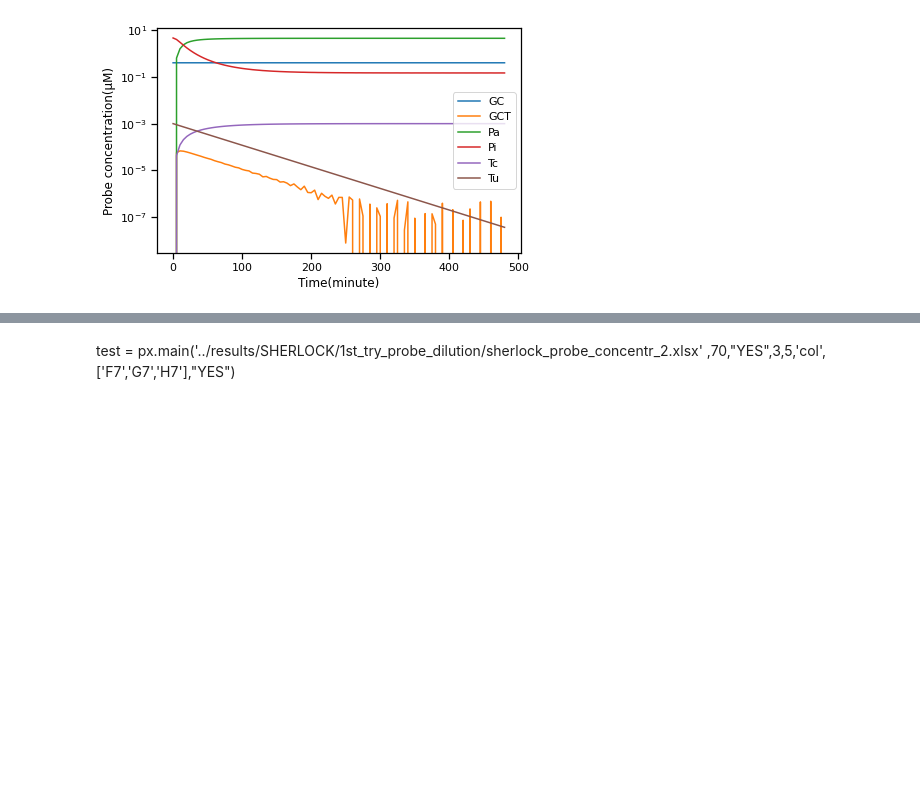
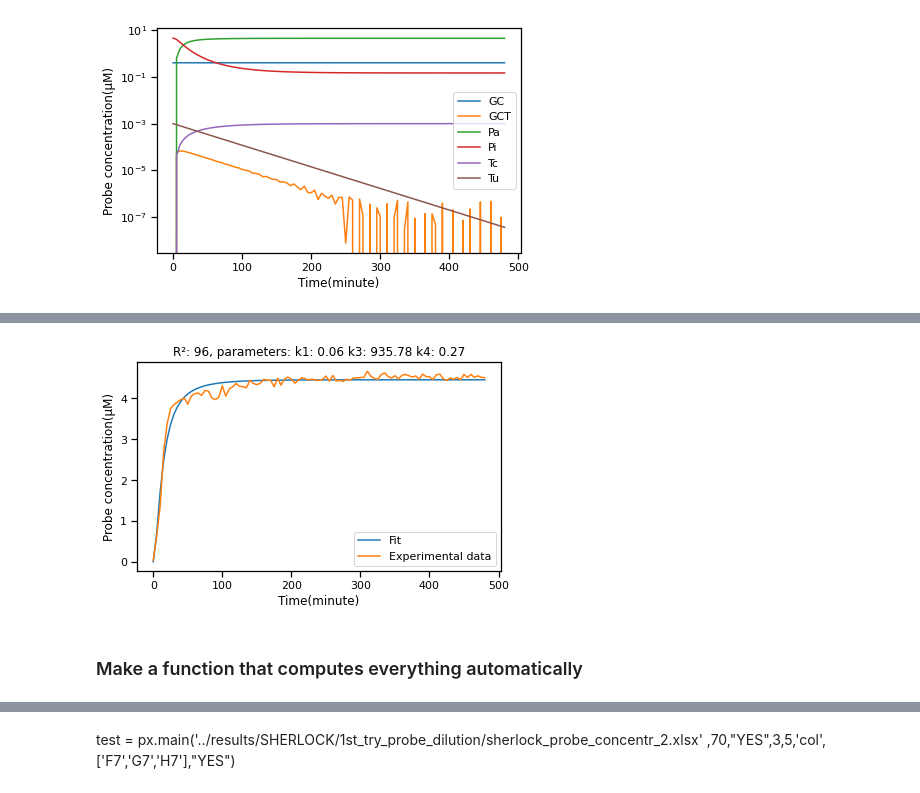
Before and after one commit to NessLfy/iGEM, a Jupyter notebook: scripts/SHERLOCK_modeling.ipynb, the cells around one changed output, grey strips where cells are left out. Drawn from its saved outputs; the diff is of its cells as text; code cells hidden in the pictures; blank space fills up the shorter version.

```diff
--- a/scripts/SHERLOCK_modeling.ipynb
+++ b/scripts/SHERLOCK_modeling.ipynb
@@ -245,0 +291,45 @@ plt.show()
+# %%
+#Initial conditions (concentrations in microM)
+GC0 = 0.4
+GCT0 = 0.
+Pa0 = 0.
+Pi0 = 4.6
+Tc0 = 0.
+Tu0 = 0.001
+
+# Parameters (in /min)
+k1 = 0.1
+k3 = 800
+k4 = 0.3
+
+
+z = [GC0,GCT0,Pa0,Pi0,Tc0,Tu0]
+param  = [k1,k3,k4]
+
+#'''
+bnds = [(0.001,2),(100,1000),(0.003,3)]
+res = optimize.minimize(error, param, args=(list(correct[correct.columns[1]])),method='Nelder-Mead',bounds=bnds)#
+
+times = np.linspace(0,480,97)
+
+sol = solve_ivp(system,t_span =[0, times.max()], y0= z , args =([res.x]),
+                    t_eval=times,dense_output=True)
+m = sol.sol(times)
+r = r2_score(correct[correct.columns[1]],m[2])
+#'''
+sns.set_context('notebook')
+#sns.set_palette("tab10")
+
+plt.plot(times,m[2],label="Fit")
+plt.plot(times,correct[correct.columns[1]],label="Experimental data")
+plt.xlabel('Time(minute)')
+plt.ylabel('Probe concentration(µM)')
+plt.title(f'R²: {(round(r*100))}, parameters: k1: {round(res.x[0],2)} k3: {round(res.x[1],2)} k4: {round(res.x[2],3)}')
+plt.tight_layout()
+plt.legend()
+plt.savefig("../images/SHERLOCK/modeling/better_model_50.png",dpi=300)
+plt.show()
+# %% [output]
+[figure, added]
+# %% [markdown]
+### Make a function that computes everything automatically
```
Also changed, not shown: parts of 4 cells of this notebook, 4 other files.
